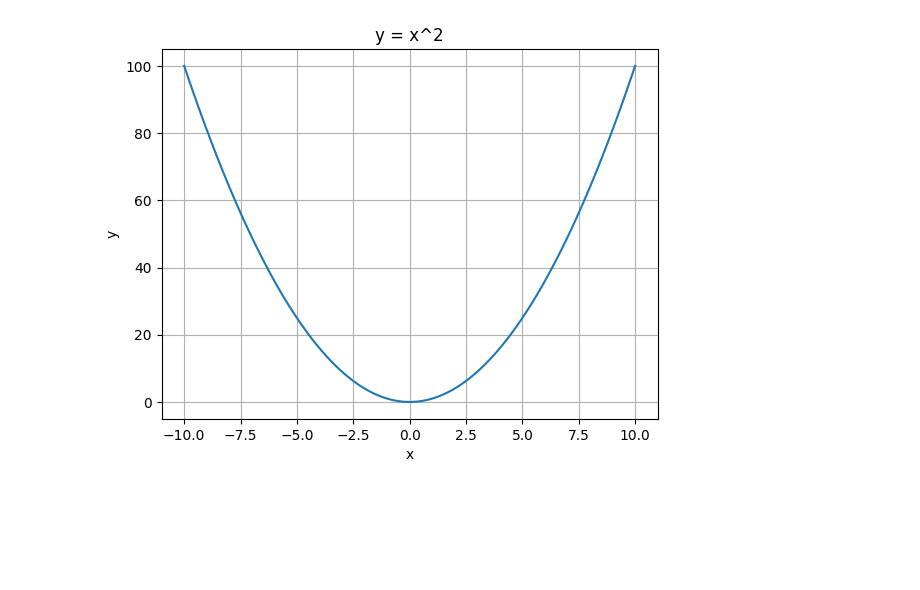
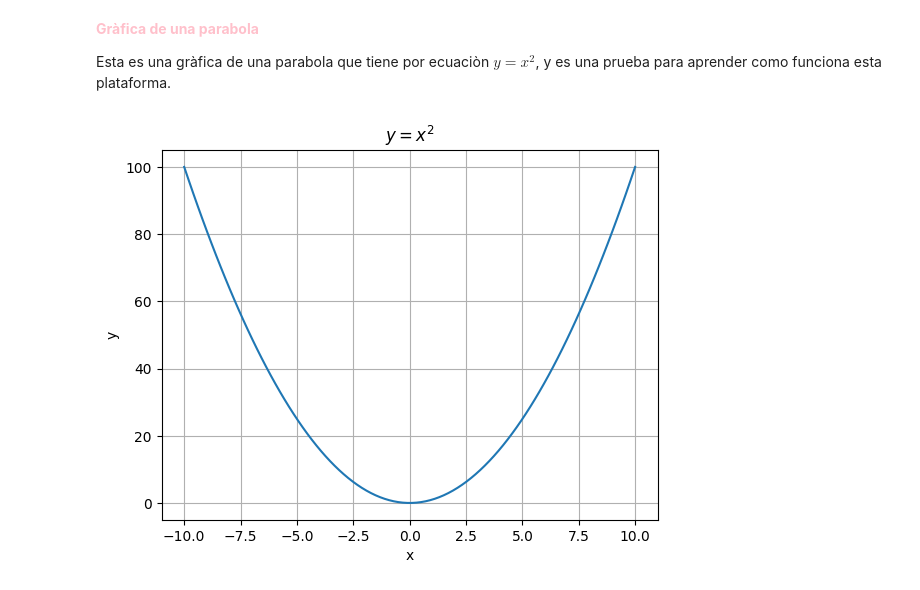
Before and after one commit to lpaolariosm/Ecuaciones-Diferenciales-Parciales-I, a Jupyter notebook: Gráfica.ipynb, the cells around one changed output. Drawn from its saved outputs; the diff is of its cells as text; code cells hidden in the pictures; blank space fills up the shorter version.

```diff
--- a/Gráfica.ipynb
+++ b/Gráfica.ipynb
@@ -1,17 +1,21 @@
 # %% [markdown]
 <a href="https://colab.research.google.com/github/lpaolariosm/Ecuaciones-Diferenciales-Parciales-I/blob/main/Gr%C3%A1fica.ipynb" target="_parent"><img src="https://colab.research.google.com/assets/colab-badge.svg" alt="Open In Colab"/></a>
+# %% [markdown]
+<font color=pink>**Gràfica de una parabola**</font>
+
+Esta es una gràfica de una parabola que tiene por ecuaciòn $y = x^2$, y es una prueba para aprender como funciona esta plataforma.
 # %%
 import numpy as np
 import matplotlib.pyplot as plt
 
 x = np.linspace(-10, 10, 100)  # Valores de x
 y = x**2  # Función y = x^2
 
 plt.plot(x, y)  # Graficar
 plt.xlabel('x')
 plt.ylabel('y')
-plt.title('y = x^2')
+plt.title('$y = x^2$')
 plt.grid()
 plt.show()
 # %% [output]
-[figure, old version]
+[figure, new version]
```
Also changed, not shown: parts of 1 cell of this notebook.
